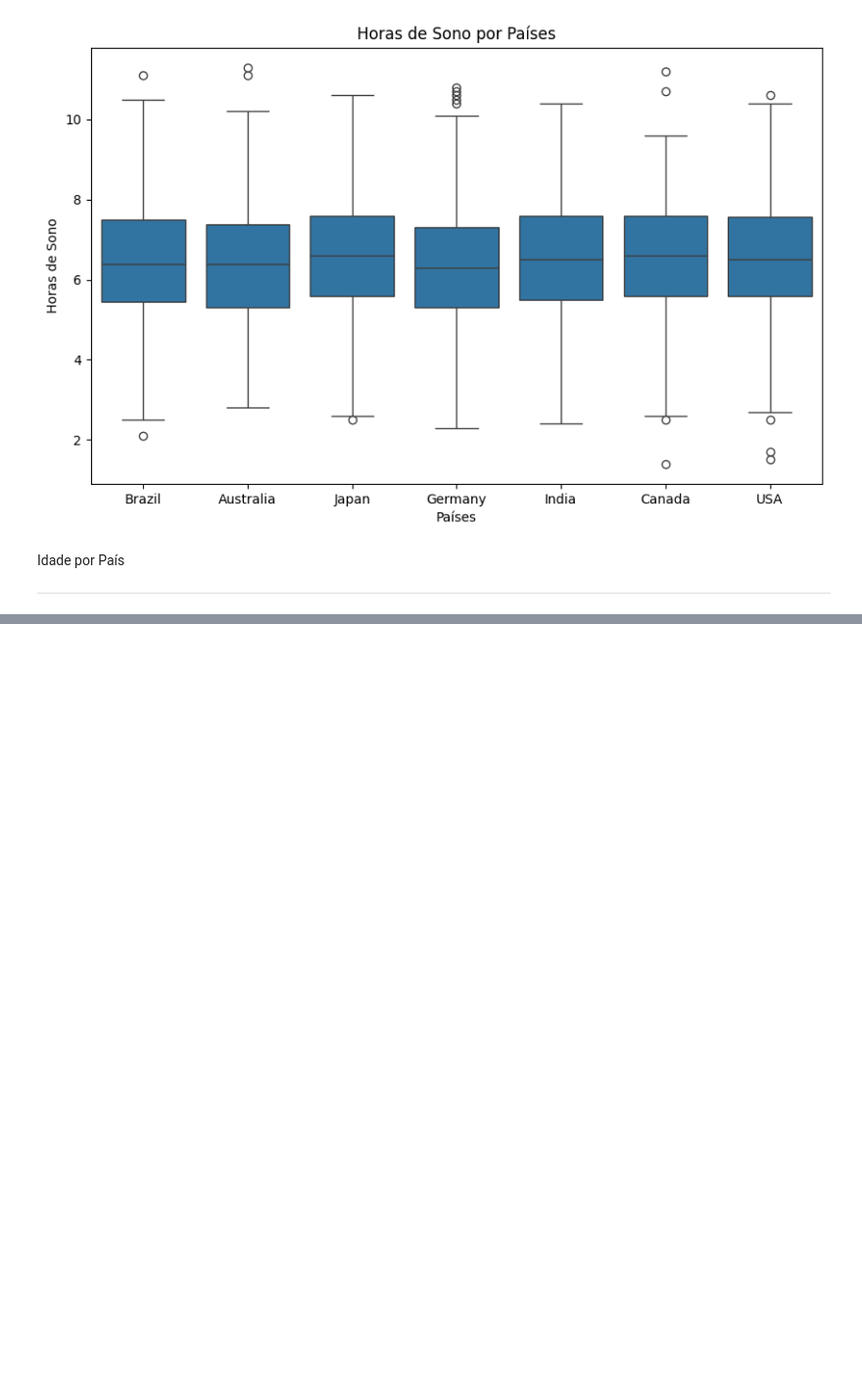
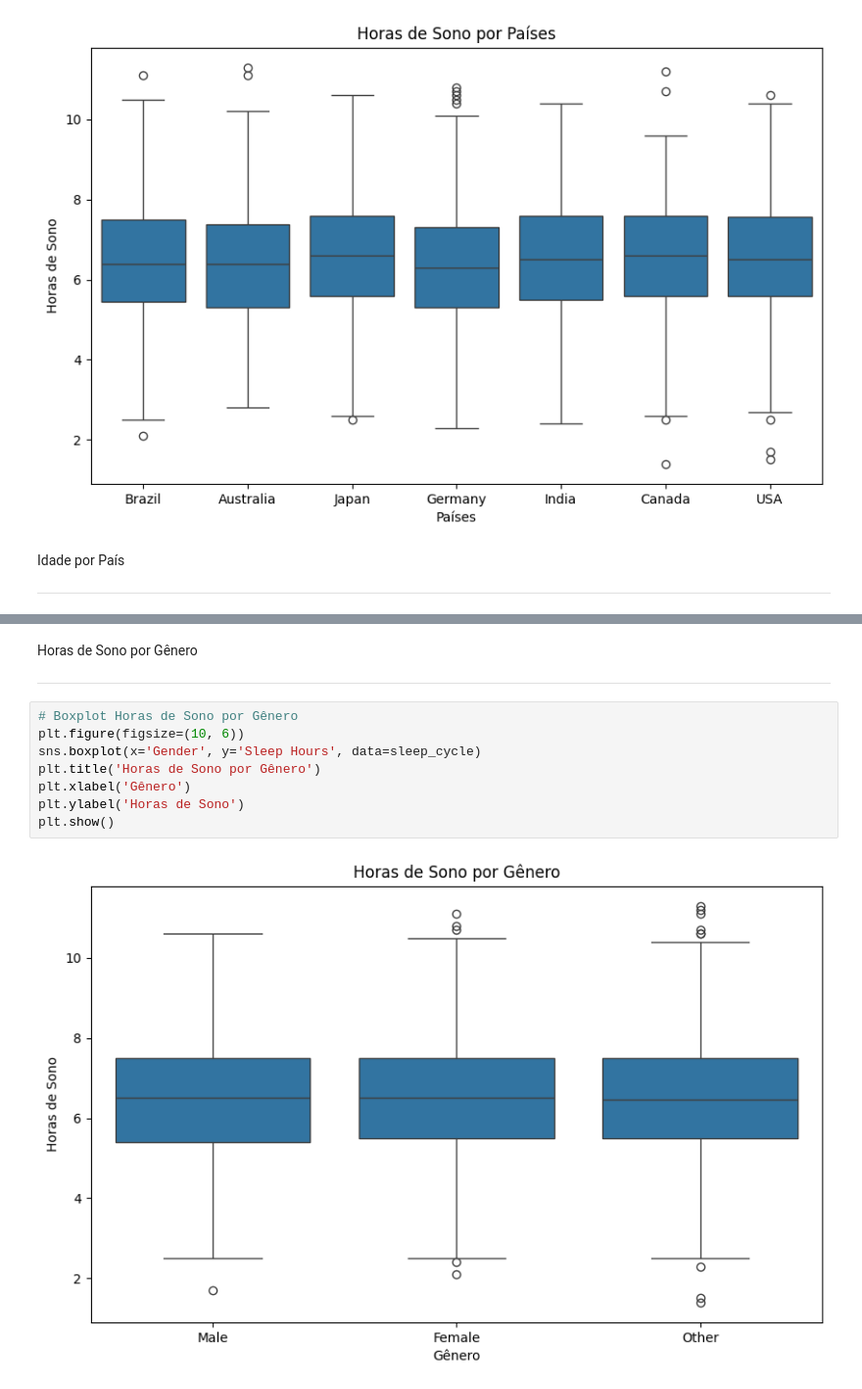
Before and after one commit to hugocfrias/hugocfrias-MVP, a Jupyter notebook: Untitled5.ipynb, the cells around one changed output, grey strips where cells are left out. Shown at 98% size. Drawn from its saved outputs; the diff is of its cells as text; blank space fills up the shorter version.

```diff
--- a/Untitled5.ipynb
+++ b/Untitled5.ipynb
@@ -250,0 +276,14 @@ plt.show()
+# %% [markdown]
+Horas de Sono por Gênero
+
+---
+# %%
+# Boxplot Horas de Sono por Gênero
+plt.figure(figsize=(10, 6))
+sns.boxplot(x='Gender', y='Sleep Hours', data=sleep_cycle)
+plt.title('Horas de Sono por Gênero')
+plt.xlabel('Gênero')
+plt.ylabel('Horas de Sono')
+plt.show()
+# %% [output]
+[figure, added]
```
Also changed, not shown: parts of 21 cells of this notebook.
